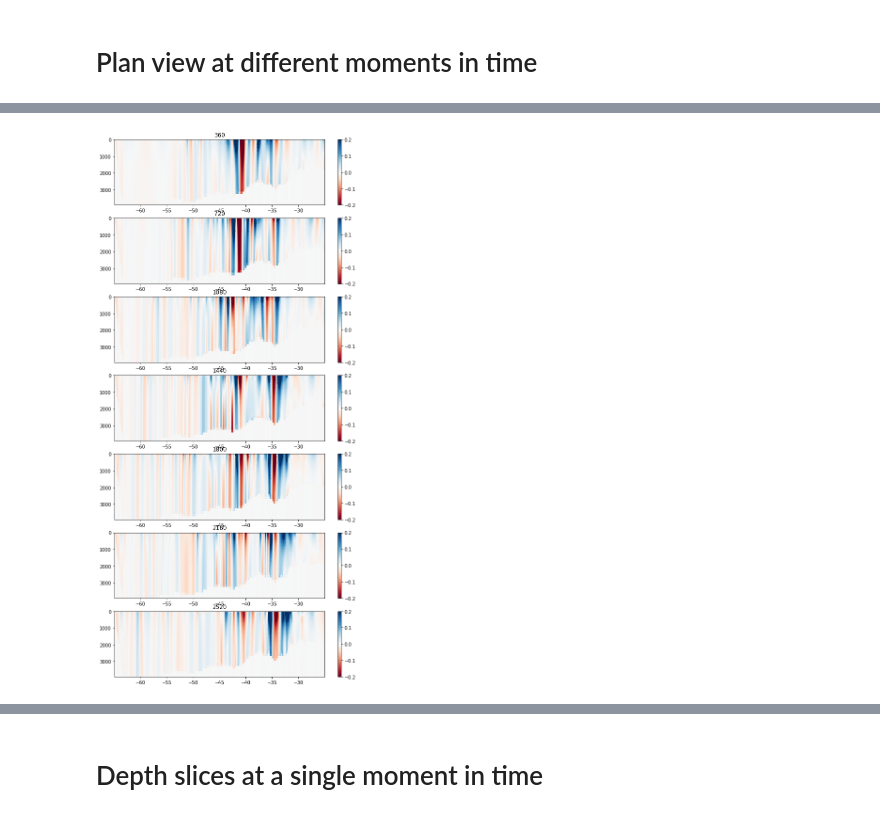
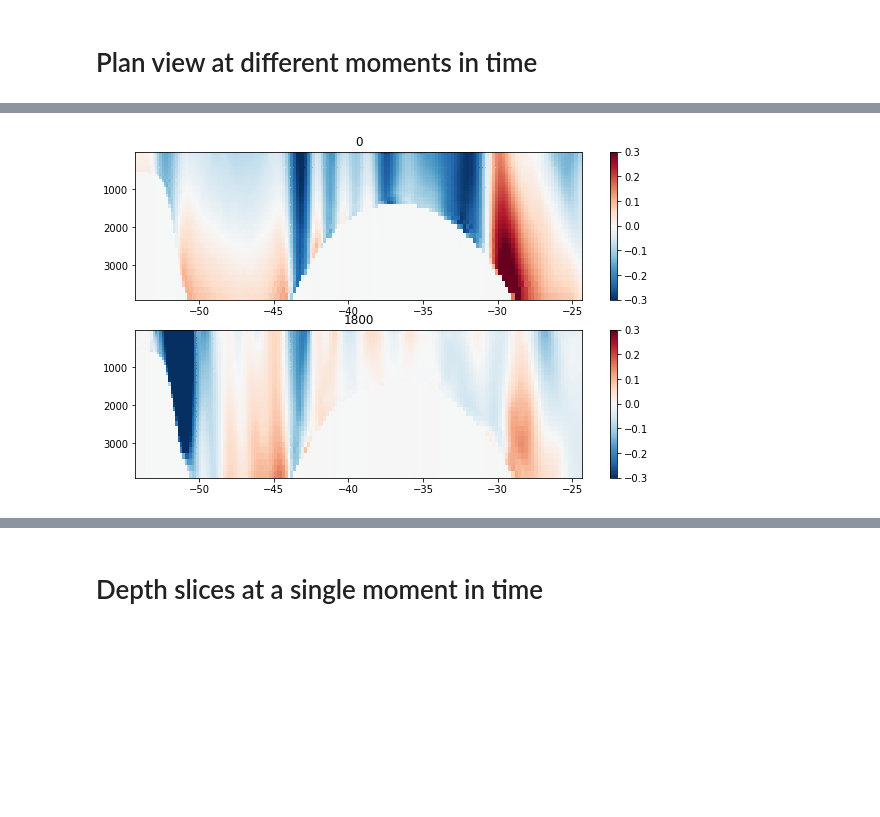
Before and after one commit to gmacgilchrist/MOM6_analysis, a Jupyter notebook: draw_mom6-out_prelim.ipynb, the cells around one changed output, grey strips where cells are left out. Cells and saved outputs as stored; diff of their text form; code cells hidden in the pictures; blank space fills up the shorter version.

```diff
--- a/draw_mom6-out_prelim.ipynb
+++ b/draw_mom6-out_prelim.ipynb
@@ -68,9 +59,10 @@ def draw_var_times_plan(var,clim,times,invert):
     nt = np.size(times)
     fig,ax = plt.subplots(figsize=(10,3*nt),nrows=np.size(times))
     for t in range(nt):
-        im = ax[t].pcolormesh(hgrid.lonh,hgrid.lath,var.sel(Time=times[t],method='nearest'),cmap="RdBu")
+        im = ax[t].pcolormesh(hgrid.lonh,hgrid.lath,var.sel(Time=times[t],method='nearest'),cmap="RdBu_r")
         im.set_clim(vmin=clim[0],vmax=clim[1])
         cbar = plt.colorbar(im,ax=ax[t])
         ax[t].set_title(times[t])
         if invert:
             ax[t].invert_yaxis()
+    return fig
@@ -82,0 +69,2 @@ draw_var_times_plan(var=prog_2d.SSH,clim=[-1,1],times=get_times,invert=False)
+# %%
+get_times = [0,1800]
@@ -99,3 +94,3 @@ draw_var_times_plan(var=prog.v.isel(zl=20),clim=[-0.5,0.5],times=get_times,inver
 # %%
-draw_var_times_plan(var=xr.ufuncs.log10(-prog.PV.isel(zl=10)),clim=[-6,-5],times=get_times,invert=False)
+fig=draw_var_times_plan(var=xr.ufuncs.log10(-prog.PV.sel(zl=100,method='nearest')),clim=[-5.6,-5.2],times=get_times,invert=False)
 # %% [output]
@@ -106,14 +101,14 @@ def draw_var_times_latdep(var,clim,times,invert):
     nt = np.size(times)
     fig,ax = plt.subplots(figsize=(10,3*nt),nrows=np.size(times))
     for t in range(nt):
-        im = ax[t].pcolormesh(hgrid.lath,vgrid.Layer,var.sel(Time=times[t],method='nearest'),cmap="RdBu")
+        im = ax[t].pcolormesh(hgrid.lath,var.zl,var.sel(Time=times[t],method='nearest'),cmap="RdBu_r")
         im.set_clim(vmin=clim[0],vmax=clim[1])
         cbar = plt.colorbar(im,ax=ax[t])
         ax[t].set_title(times[t])
         if invert:
             ax[t].invert_yaxis()
 # %%
-draw_var_times_latdep(var=prog.u.isel(xq=240),clim=[-0.2,0.2],times=get_times,invert=True)
+draw_var_times_latdep(var=prog.u.isel(xq=60),clim=[-0.3,0.3],times=get_times,invert=True)
 # %% [output]
-[figure, old version]
+[figure, new version]
 # %%
```
Also changed, not shown: parts of 18 cells of this notebook, 1 other file.
